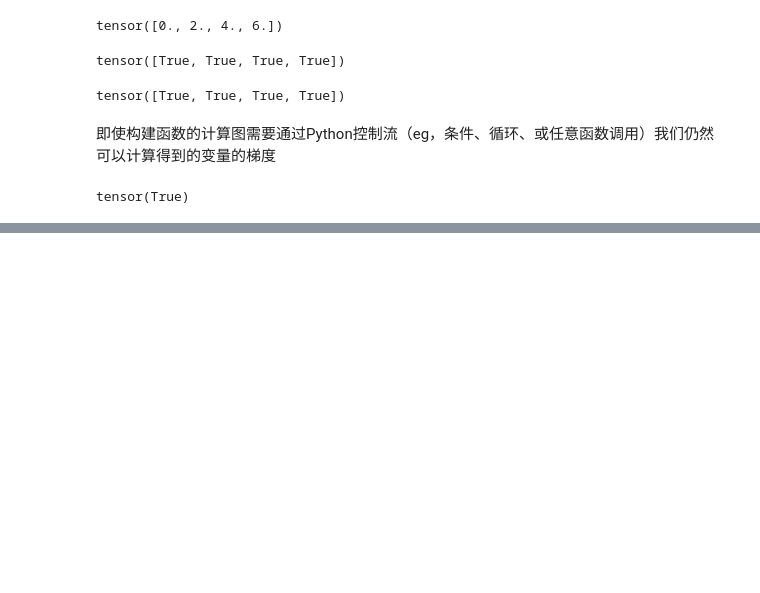
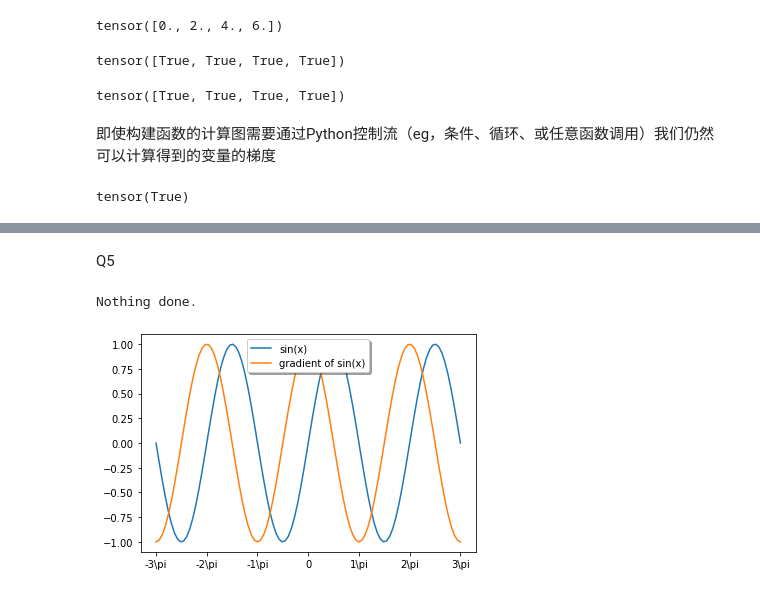
Before and after one commit to inusturbo/MyHomeWork, a Jupyter notebook: DL-LearningWithLiMu/07-自动求导.ipynb, the cells around one changed output, grey strips where cells are left out. Saved outputs shown, nothing was run; the diff lists cells and outputs as text; code cells hidden in the pictures; blank space fills up the shorter version.

```diff
--- a/DL-LearningWithLiMu/07-自动求导.ipynb
+++ b/DL-LearningWithLiMu/07-自动求导.ipynb
@@ -101,0 +156,30 @@ tensor(True)
+# %% [markdown]
+Q5
+# %%
+%reset
+%matplotlib inline
+import matplotlib.pylab as plt
+from matplotlib.ticker import FuncFormatter, MultipleLocator
+import numpy as np
+import torch
+
+f,ax=plt.subplots(1)
+
+x = np.linspace(-3*np.pi, 3*np.pi, 100)
+x1= torch.tensor(x, requires_grad=True)
+y1= torch.sin(x1)
+y1.sum().backward()
+
+ax.plot(x,np.sin(x),label='sin(x)')
+ax.plot(x,x1.grad,label="gradient of sin(x)")
+ax.legend(loc='upper center', shadow=True)
+
+ax.xaxis.set_major_formatter(FuncFormatter(
+lambda val,pos: '{:.0g}\pi'.format(val/np.pi) if val !=0 else '0'
+))
+ax.xaxis.set_major_locator(MultipleLocator(base=np.pi))
+
+plt.show()
+# %% [output]
+Nothing done.
+[figure, added]
```
Also changed, not shown: parts of 7 cells of this notebook, 18 other files.
